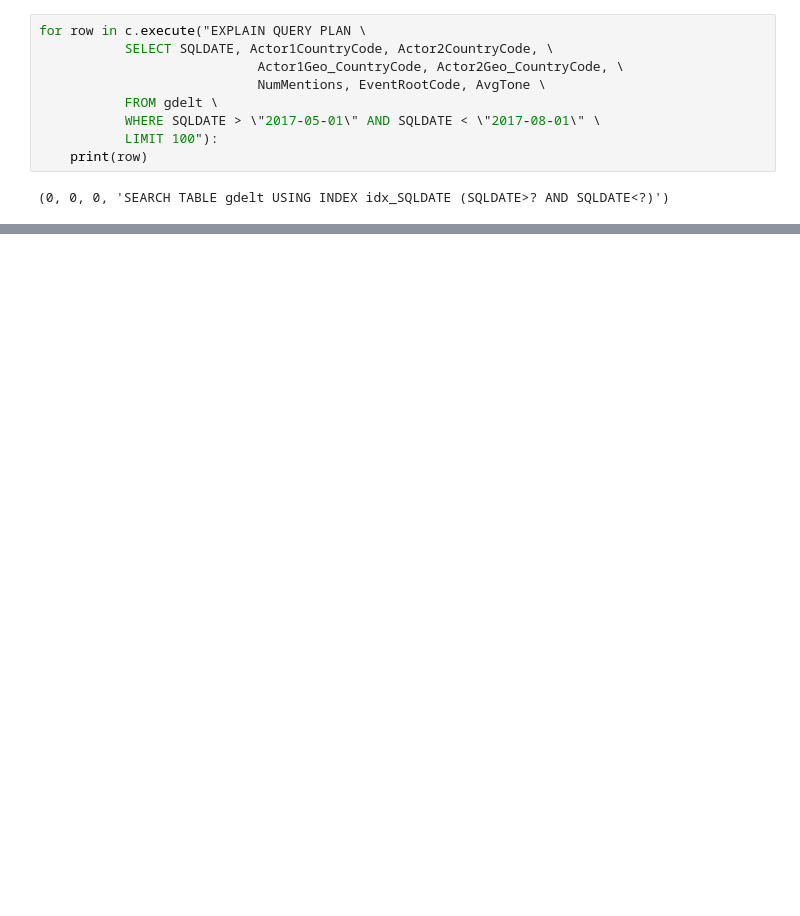
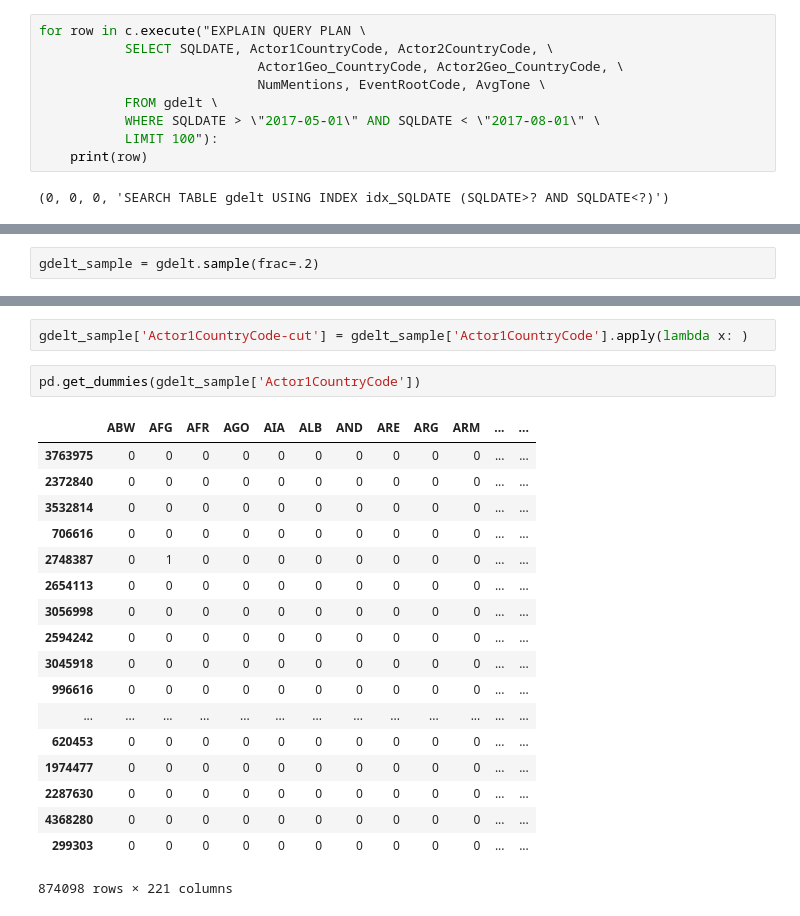
Before and after one commit to eistre91/thinkful-projects, a Jupyter notebook: GDELT Feature Engineering.ipynb, the cells around one changed output, grey strips where cells are left out. Saved outputs shown, nothing was run; the diff lists cells and outputs as text; blank space fills up the shorter version.

```diff
--- a/GDELT Feature Engineering.ipynb
+++ b/GDELT Feature Engineering.ipynb
@@ -90 +102,3 @@ gdelt
+# %%
+gdelt_sample = gdelt.sample(frac=.2)
 # %%
@@ -386,0 +194,23 @@ Name: norm_weight_mentions, Length: 6032301, dtype: float64
+# %%
+gdelt_sample['Actor1CountryCode-cut'] = gdelt_sample['Actor1CountryCode'].apply(lambda x: )
+# %%
+pd.get_dummies(gdelt_sample['Actor1CountryCode'])
+# %% [output]
+|  | ABW | AFG | AFR | AGO | AIA | ALB | AND | ARE | ARG | ARM | ... | ... |
+| 3763975 | 0 | 0 | 0 | 0 | 0 | 0 | 0 | 0 | 0 | 0 | ... | ... |
+| 2372840 | 0 | 0 | 0 | 0 | 0 | 0 | 0 | 0 | 0 | 0 | ... | ... |
+| 3532814 | 0 | 0 | 0 | 0 | 0 | 0 | 0 | 0 | 0 | 0 | ... | ... |
+| 706616 | 0 | 0 | 0 | 0 | 0 | 0 | 0 | 0 | 0 | 0 | ... | ... |
+| 2748387 | 0 | 1 | 0 | 0 | 0 | 0 | 0 | 0 | 0 | 0 | ... | ... |
+| 2654113 | 0 | 0 | 0 | 0 | 0 | 0 | 0 | 0 | 0 | 0 | ... | ... |
+| 3056998 | 0 | 0 | 0 | 0 | 0 | 0 | 0 | 0 | 0 | 0 | ... | ... |
+| 2594242 | 0 | 0 | 0 | 0 | 0 | 0 | 0 | 0 | 0 | 0 | ... | ... |
+| 3045918 | 0 | 0 | 0 | 0 | 0 | 0 | 0 | 0 | 0 | 0 | ... | ... |
+| 996616 | 0 | 0 | 0 | 0 | 0 | 0 | 0 | 0 | 0 | 0 | ... | ... |
+| ... | ... | ... | ... | ... | ... | ... | ... | ... | ... | ... | ... | ... |
+| 620453 | 0 | 0 | 0 | 0 | 0 | 0 | 0 | 0 | 0 | 0 | ... | ... |
+| 1974477 | 0 | 0 | 0 | 0 | 0 | 0 | 0 | 0 | 0 | 0 | ... | ... |
+| 2287630 | 0 | 0 | 0 | 0 | 0 | 0 | 0 | 0 | 0 | 0 | ... | ... |
+| 4368280 | 0 | 0 | 0 | 0 | 0 | 0 | 0 | 0 | 0 | 0 | ... | ... |
+| 299303 | 0 | 0 | 0 | 0 | 0 | 0 | 0 | 0 | 0 | 0 | ... | ... |
+874098 rows × 221 columns
```
Also changed, not shown: parts of 39 cells of this notebook, 1 other file.
